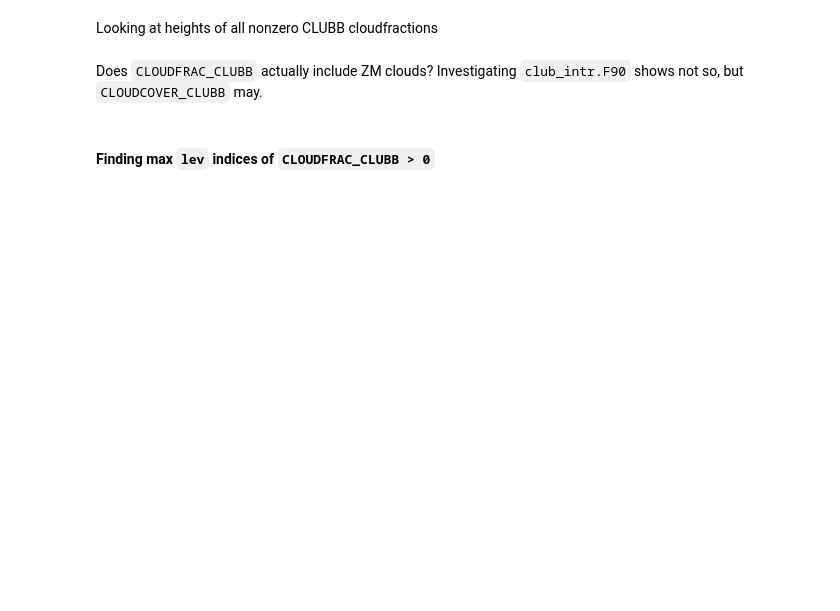
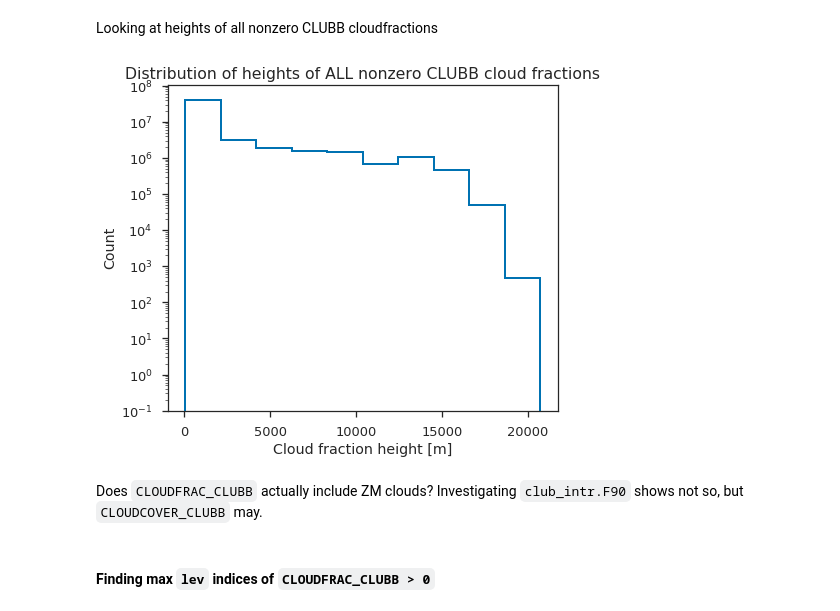
Before and after one commit to dcamron/ncar-gwdst, a Jupyter notebook: notebooks/clouds.ipynb, the cells around one changed output. Drawn from its saved outputs; the diff is of its cells as text; code cells hidden in the pictures; blank space fills up the shorter version.

```diff
--- a/notebooks/clouds.ipynb
+++ b/notebooks/clouds.ipynb
@@ -65,7 +79,15 @@ First, looking at distribution of cloud fractions
 # %% [markdown]
 Looking at heights of all nonzero CLUBB cloudfractions
 # %%
-(xu.log(ds['lev'] / 1000) * -7000).where(ds['CLOUDFRAC_CLUBB'] > 0).plot.hist(log=True, histtype='step')
+f, ax = plt.subplots(figsize=(7,6))
+
+(xu.log(ds['lev'] / 1000) * -7000).where(ds['CLOUDFRAC_CLUBB'] > 0).plot.hist(log=True, histtype='step', linewidth=2)
+ax.set_title('Distribution of heights of ALL nonzero CLUBB cloud fractions')
+ax.set_xlabel('Cloud fraction height [m]')
+
+f.savefig('../figures/clouds/dist_CFC_all.png')
+# %% [output]
+[figure, added]
 # %% [markdown]
 Does `CLOUDFRAC_CLUBB` actually include ZM clouds? Investigating `club_intr.F90` shows not so, but `CLOUDCOVER_CLUBB` may.
 # %% [markdown]
```
Also changed, not shown: parts of 9 cells of this notebook, 5 other files.
